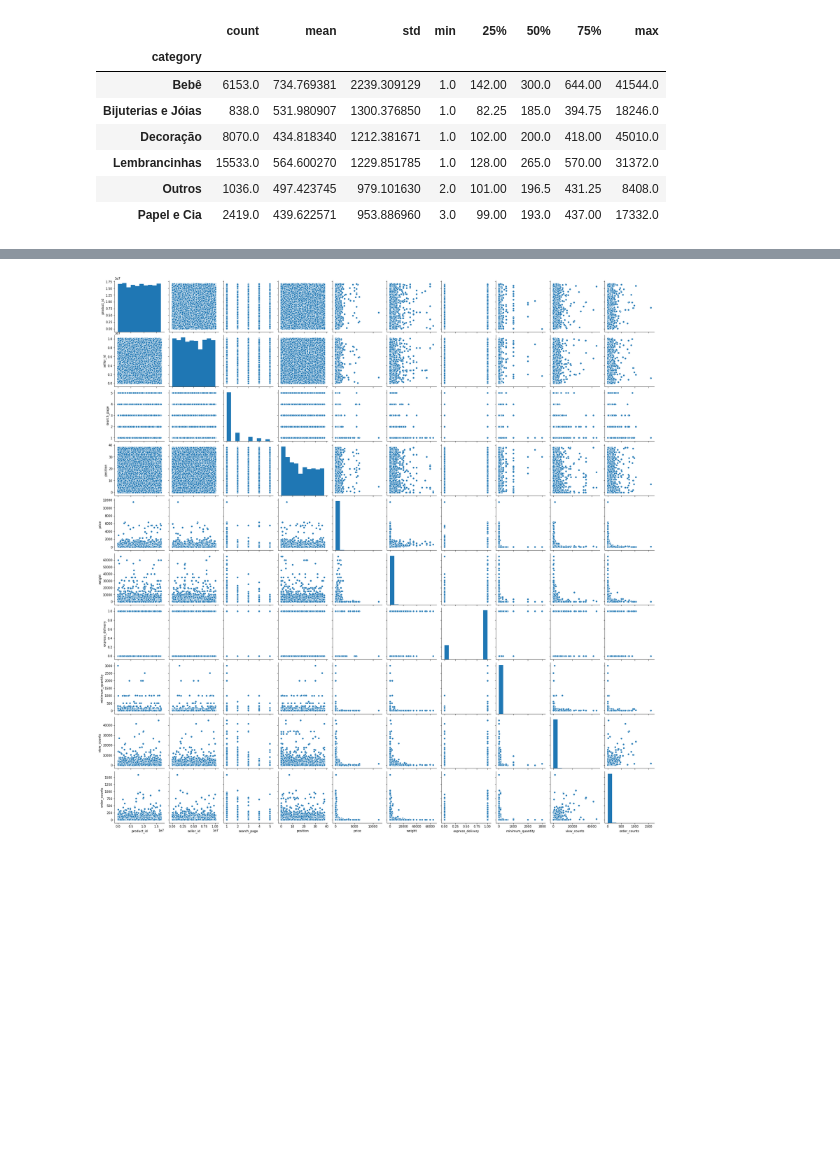
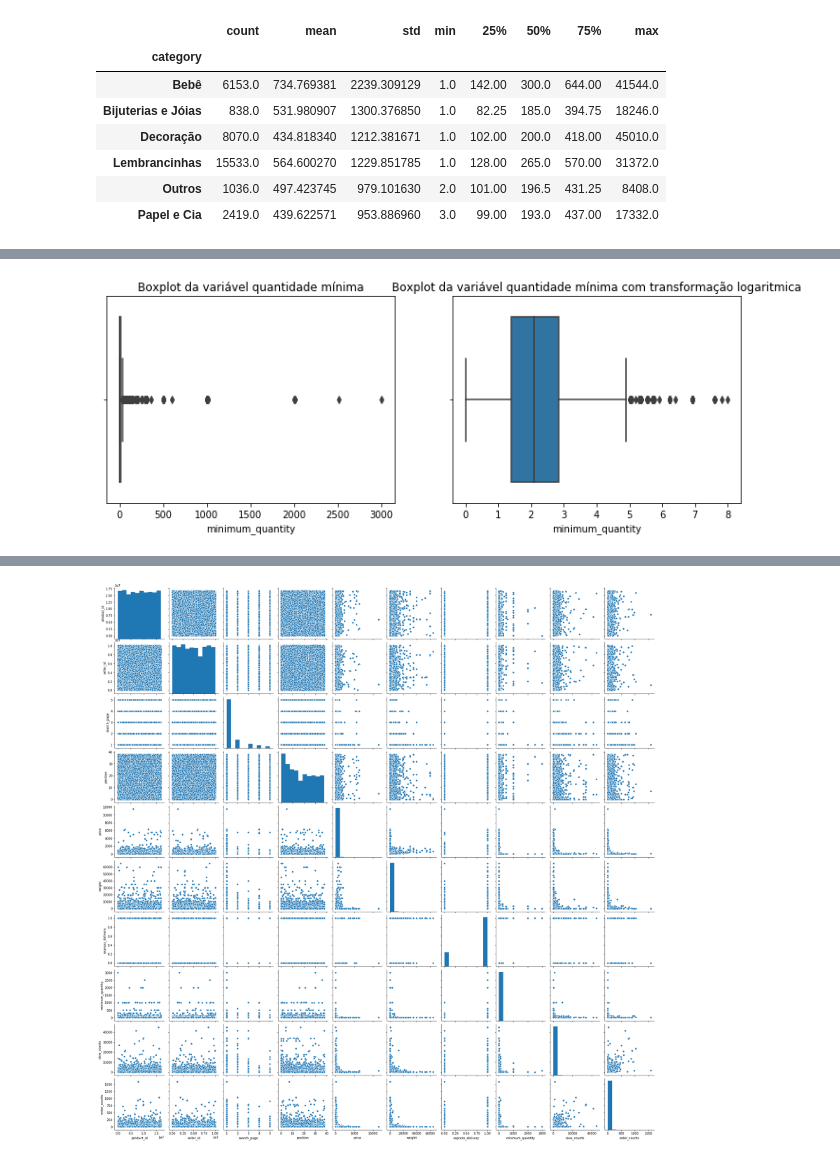
Before and after one commit to natyminski/Teste-Elo-7, a Jupyter notebook: Teste Elo 7.ipynb, the cells around one changed output, grey strips where cells are left out. Drawn from its saved outputs; the diff is of its cells as text; code cells hidden in the pictures; blank space fills up the shorter version.

```diff
--- a/Teste Elo 7.ipynb
+++ b/Teste Elo 7.ipynb
@@ -537,0 +552,9 @@ dados.groupby('category')['view_counts'].describe()
+# %%
+fig, axs = plt.subplots(1,2, figsize=(12,4))
+sns.boxplot(dados['minimum_quantity'],ax=axs[0])
+sns.boxplot(np.log1p(dados['minimum_quantity']),ax=axs[1])
+axs[0].set_title('Boxplot da variável quantidade mínima')
+axs[1].set_title('Boxplot da variável quantidade mínima com transformação logaritmica')
+plt.show()
+# %% [output]
+[figure, added]
```
Also changed, not shown: parts of 37 cells of this notebook.
